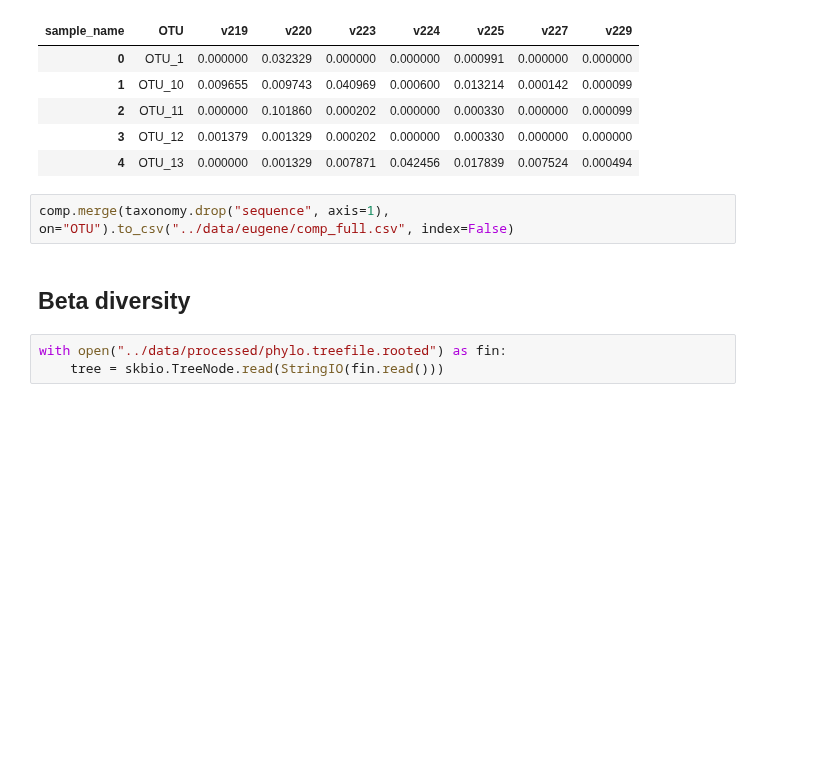
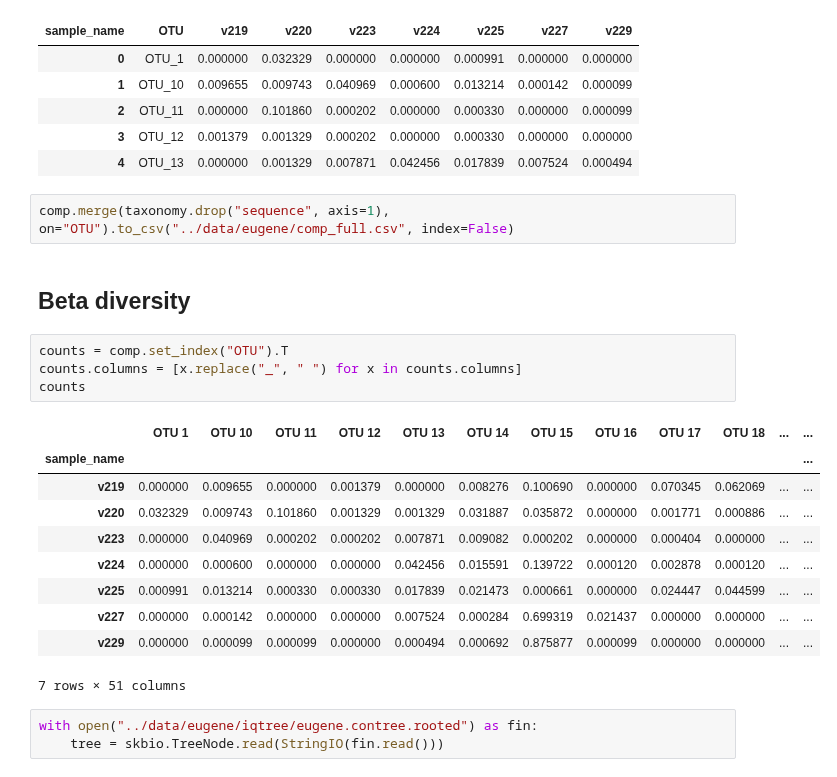
Before and after one commit to kpotoh/valerik, a Jupyter notebook: notebooks/eugene.ipynb, the cells around one changed output. Drawn from its saved outputs; the diff is of its cells as text; blank space fills up the shorter version.

```diff
--- a/notebooks/eugene.ipynb
+++ b/notebooks/eugene.ipynb
@@ -138,7 +104,22 @@ comp.head()
 comp.merge(taxonomy.drop("sequence", axis=1), on="OTU").to_csv("../data/eugene/comp_full.csv", index=False)
 # %% [markdown]
 ## Beta diversity
+# %%
+counts = comp.set_index("OTU").T
+counts.columns = [x.replace("_", " ") for x in counts.columns]
+counts
+# %% [output]
+|  | OTU 1 | OTU 10 | OTU 11 | OTU 12 | OTU 13 | OTU 14 | OTU 15 | OTU 16 | OTU 17 | OTU 18 | ... | ... |
+| sample_name |  |  |  |  |  |  |  |  |  |  |  | ... |
+| v219 | 0.000000 | 0.009655 | 0.000000 | 0.001379 | 0.000000 | 0.008276 | 0.100690 | 0.000000 | 0.070345 | 0.062069 | ... | ... |
+| v220 | 0.032329 | 0.009743 | 0.101860 | 0.001329 | 0.001329 | 0.031887 | 0.035872 | 0.000000 | 0.001771 | 0.000886 | ... | ... |
+| v223 | 0.000000 | 0.040969 | 0.000202 | 0.000202 | 0.007871 | 0.009082 | 0.000202 | 0.000000 | 0.000404 | 0.000000 | ... | ... |
+| v224 | 0.000000 | 0.000600 | 0.000000 | 0.000000 | 0.042456 | 0.015591 | 0.139722 | 0.000120 | 0.002878 | 0.000120 | ... | ... |
+| v225 | 0.000991 | 0.013214 | 0.000330 | 0.000330 | 0.017839 | 0.021473 | 0.000661 | 0.000000 | 0.024447 | 0.044599 | ... | ... |
+| v227 | 0.000000 | 0.000142 | 0.000000 | 0.000000 | 0.007524 | 0.000284 | 0.699319 | 0.021437 | 0.000000 | 0.000000 | ... | ... |
+| v229 | 0.000000 | 0.000099 | 0.000099 | 0.000000 | 0.000494 | 0.000692 | 0.875877 | 0.000099 | 0.000000 | 0.000000 | ... | ... |
+7 rows × 51 columns
 # %%
-with open("../data/processed/phylo.treefile.rooted") as fin:
+with open("../data/eugene/iqtree/eugene.contree.rooted") as fin:
     tree = skbio.TreeNode.read(StringIO(fin.read()))
 # %%
```
Also changed, not shown: parts of 5 cells of this notebook, 6 other files.
